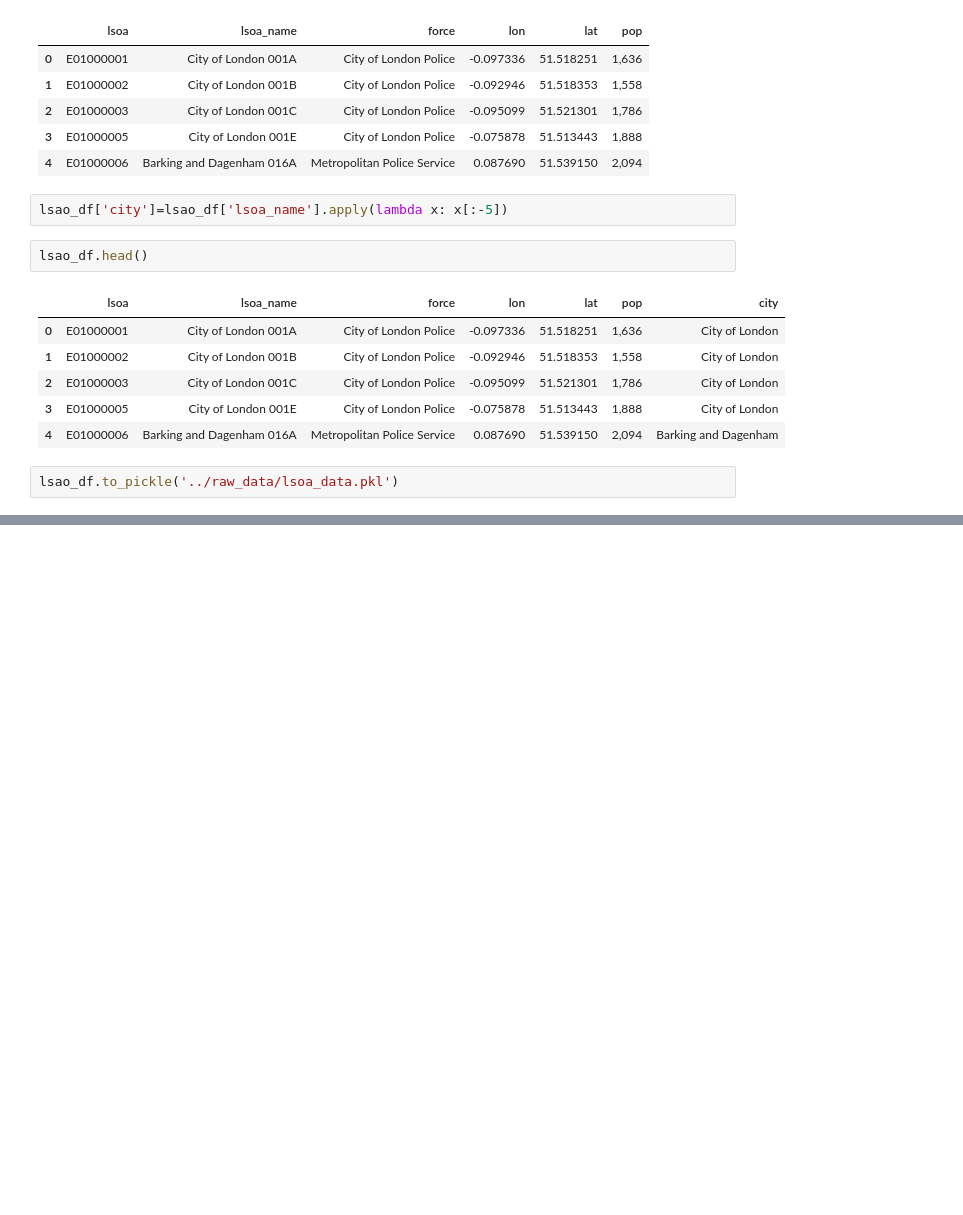
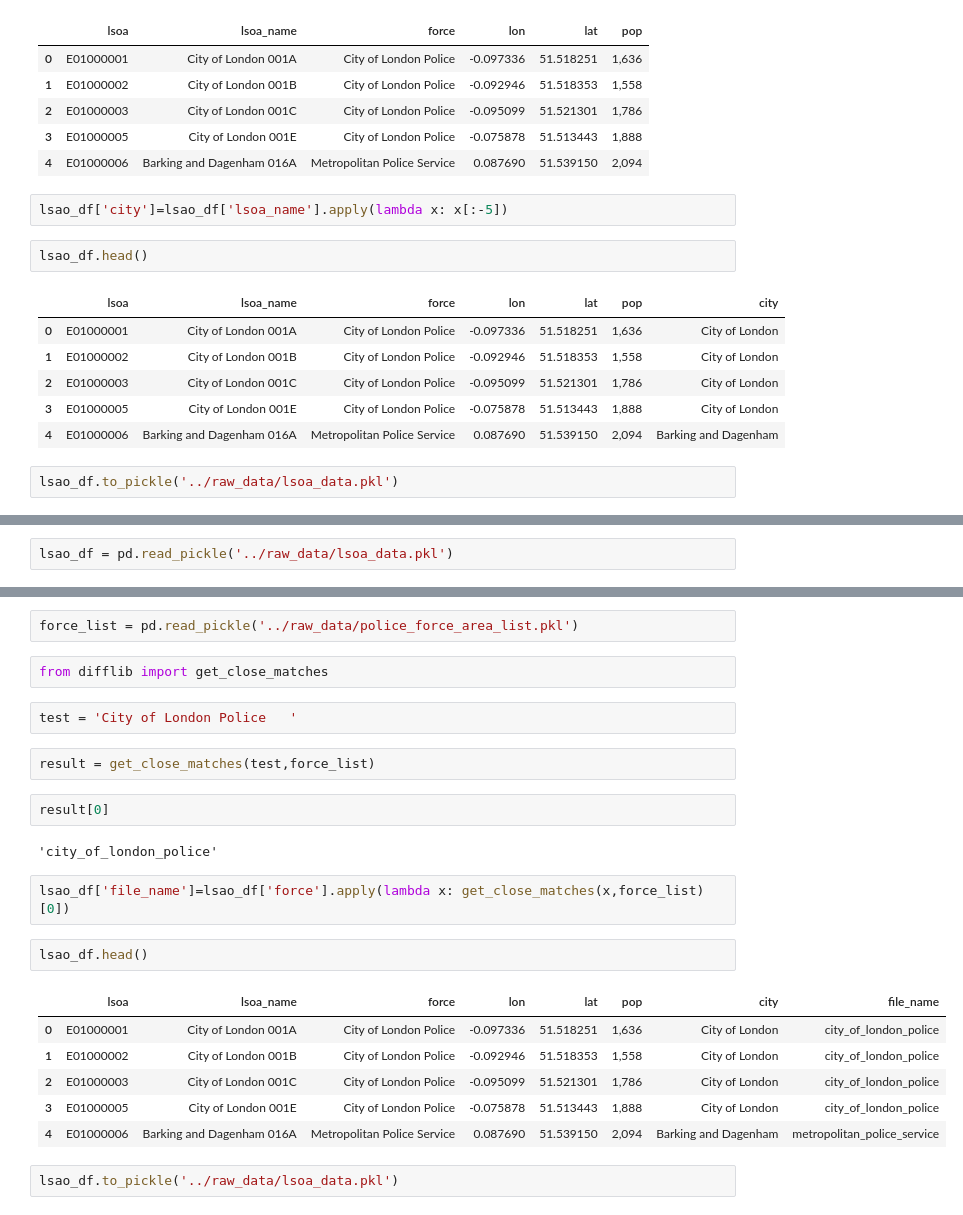
Before and after one commit to BrialFGD/projectUKcrime, a Jupyter notebook: notebooks/Initial Data Exploration.ipynb, the cells around one changed output, grey strips where cells are left out. Drawn from its saved outputs; the diff is of its cells as text; blank space fills up the shorter version.

```diff
--- a/notebooks/Initial Data Exploration.ipynb
+++ b/notebooks/Initial Data Exploration.ipynb
@@ -573,0 +576,2 @@ lsao_df.to_pickle('../raw_data/lsoa_data.pkl')
+# %%
+lsao_df = pd.read_pickle('../raw_data/lsoa_data.pkl')
@@ -573,0 +587,25 @@ lsao_df.to_pickle('../raw_data/lsoa_data.pkl')
+# %%
+force_list = pd.read_pickle('../raw_data/police_force_area_list.pkl')
+# %%
+from difflib import get_close_matches
+# %%
+test = 'City of London Police	'
+# %%
+result = get_close_matches(test,force_list)
+# %%
+result[0]
+# %% [output]
+'city_of_london_police'
+# %%
+lsao_df['file_name']=lsao_df['force'].apply(lambda x: get_close_matches(x,force_list)[0])
+# %%
+lsao_df.head()
+# %% [output]
+|  | lsoa | lsoa_name | force | lon | lat | pop | city | file_name |
+| 0 | E01000001 | City of London 001A | City of London Police | -0.097336 | 51.518251 | 1,636 | City of London | city_of_london_police |
+| 1 | E01000002 | City of London 001B | City of London Police | -0.092946 | 51.518353 | 1,558 | City of London | city_of_london_police |
+| 2 | E01000003 | City of London 001C | City of London Police | -0.095099 | 51.521301 | 1,786 | City of London | city_of_london_police |
+| 3 | E01000005 | City of London 001E | City of London Police | -0.075878 | 51.513443 | 1,888 | City of London | city_of_london_police |
+| 4 | E01000006 | Barking and Dagenham 016A | Metropolitan Police Service | 0.087690 | 51.539150 | 2,094 | Barking and Dagenham | metropolitan_police_service |
+# %%
+lsao_df.to_pickle('../raw_data/lsoa_data.pkl')
```
Also changed, not shown: parts of 2 cells of this notebook, 3 other files.
